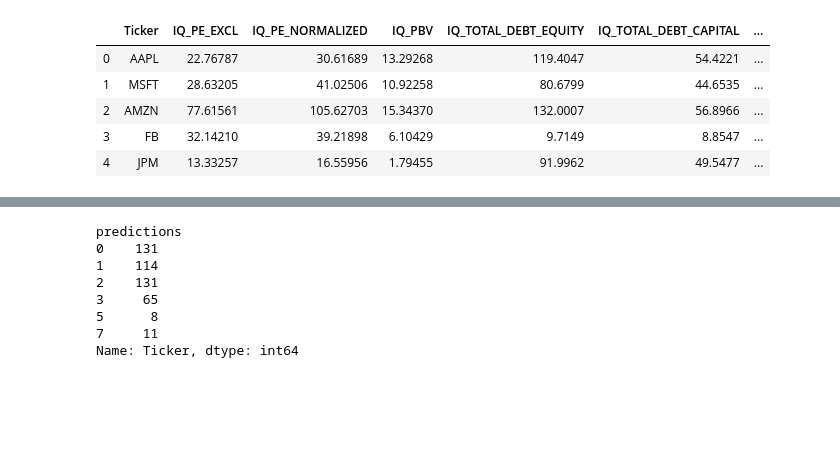
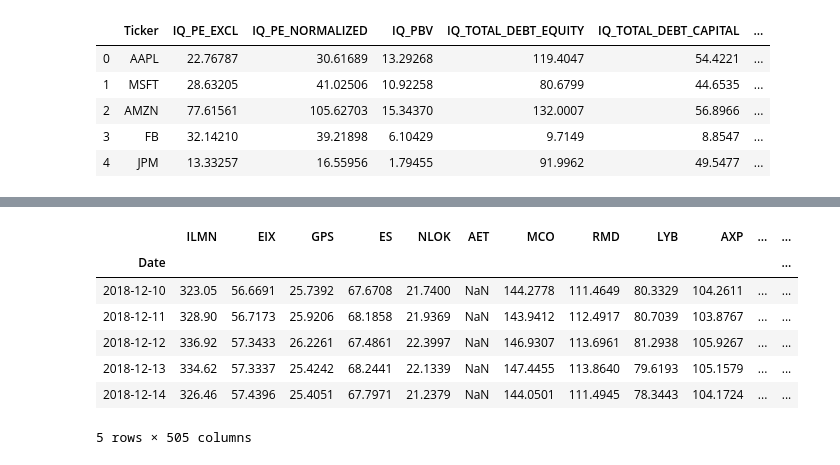
Before and after one commit to ekuo651/Machine-Learning-for-Stock-Selection, a Jupyter notebook: weiqing.ipynb, the cells around one changed output, grey strips where cells are left out. Drawn from its saved outputs; the diff is of its cells as text; code cells hidden in the pictures; blank space fills up the shorter version.

```diff
--- a/weiqing.ipynb
+++ b/weiqing.ipynb
@@ -206,14 +310,20 @@ mask1 = clusters['predictions']!=4
 mask2 = clusters['predictions']!=6
 mask = mask1 & mask2
 clusters = clusters[mask]
-# %%
-pred = [0,1,2,3,5,7]
-# %% [output]
-predictions
-0    131
-1    114
-2    131
-3     65
-5      8
-7     11
-Name: Ticker, dtype: int64
+# %%
+#import stock prices
+stock_prices = pd.read_csv("Data/s_PX.csv", index_col="Date", parse_dates=True, infer_datetime_format=True)
+#stock_prices = stock_prices.dropna()
+stock_prices.columns = stock_prices.columns.str[:-10]
+stock_prices = stock_prices.loc['2018-12-10':'2019-12-10']
+# %%
+stock_prices.head()
+# %% [output]
+|  | ILMN | EIX | GPS | ES | NLOK | AET | MCO | RMD | LYB | AXP | ... | ... |
+| Date |  |  |  |  |  |  |  |  |  |  |  | ... |
+| 2018-12-10 | 323.05 | 56.6691 | 25.7392 | 67.6708 | 21.7400 | NaN | 144.2778 | 111.4649 | 80.3329 | 104.2611 | ... | ... |
+| 2018-12-11 | 328.90 | 56.7173 | 25.9206 | 68.1858 | 21.9369 | NaN | 143.9412 | 112.4917 | 80.7039 | 103.8767 | ... | ... |
+| 2018-12-12 | 336.92 | 57.3433 | 26.2261 | 67.4861 | 22.3997 | NaN | 146.9307 | 113.6961 | 81.2938 | 105.9267 | ... | ... |
+| 2018-12-13 | 334.62 | 57.3337 | 25.4242 | 68.2441 | 22.1339 | NaN | 147.4455 | 113.8640 | 79.6193 | 105.1579 | ... | ... |
+| 2018-12-14 | 326.46 | 57.4396 | 25.4051 | 67.7971 | 21.2379 | NaN | 144.0501 | 111.4945 | 78.3443 | 104.1724 | ... | ... |
+5 rows × 505 columns
```
Also changed, not shown: parts of 16 cells of this notebook, 23 other files.
